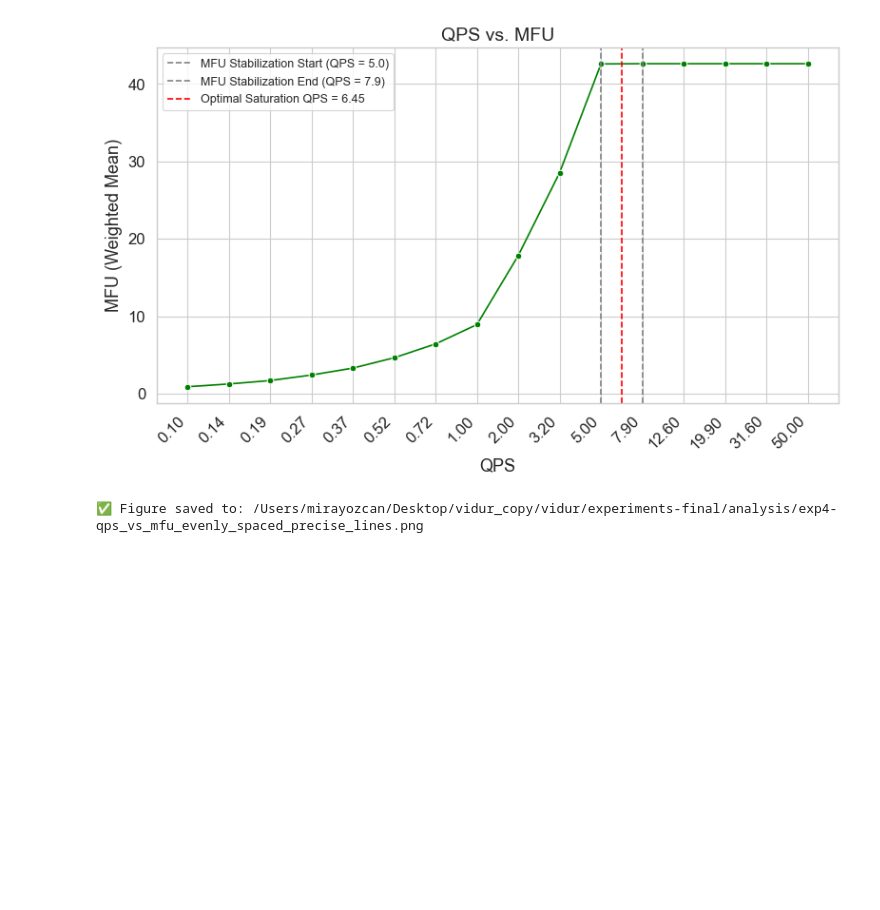
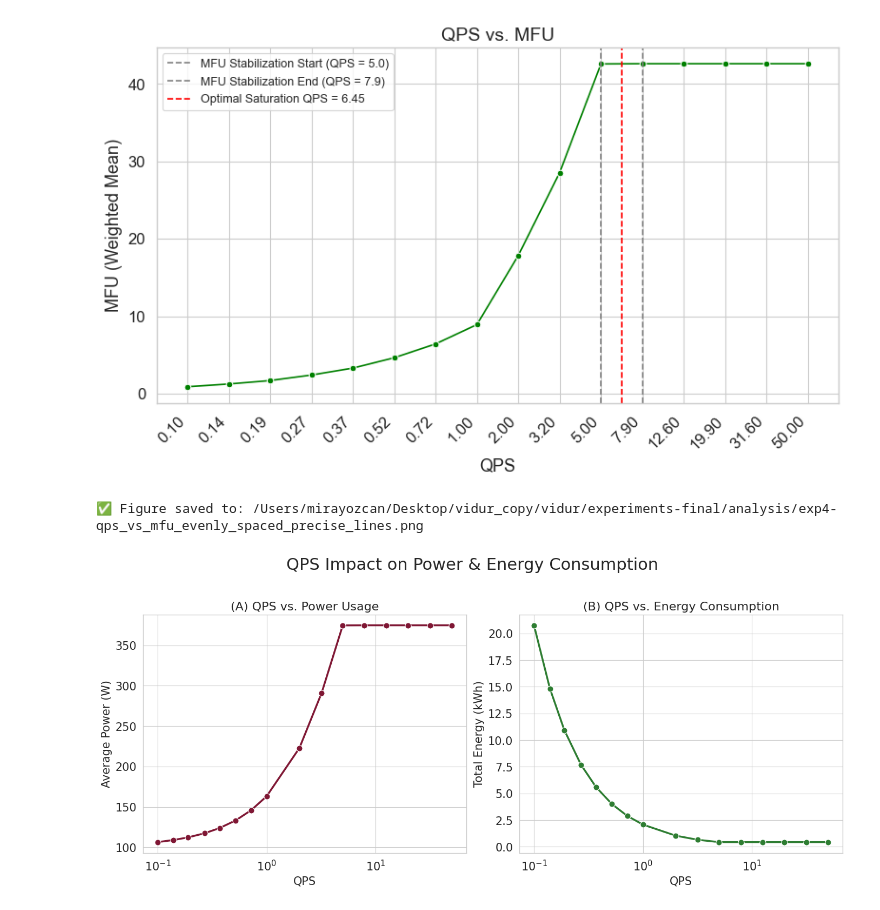
Before and after one commit to ozcanmiraay/vidur-energy, a Jupyter notebook: experiments-final/analysis/exp4-qps-power-energy.ipynb, the cells around one changed output. Drawn from its saved outputs; the diff is of its cells as text; code cells hidden in the pictures; blank space fills up the shorter version.

Commit message:
Updated the experiment analysis codes.

```diff
--- a/experiments-final/analysis/exp4-qps-power-energy.ipynb
+++ b/experiments-final/analysis/exp4-qps-power-energy.ipynb
@@ -338,3 +338,93 @@ print(f"\n✅ Figure saved to: {os.path.join(output_dir, filename)}")
 # %% [output]
 [figure]
 ✅ Figure saved to: /Users/mirayozcan/Desktop/vidur_copy/vidur/experiments-final/analysis/exp4-qps_vs_mfu_evenly_spaced_precise_lines.png
+# %%
+import pandas as pd
+import numpy as np
+import matplotlib.pyplot as plt
+import seaborn as sns
+import os
+
+# -----------------------------
+# 0️⃣ Load Dataset
+# -----------------------------
+file_path = "/Users/mirayozcan/Desktop/vidur_copy/vidur/simulator_output/exp4-qps-power-energy/experiment_results_summary.csv"
+df = pd.read_csv(file_path)
+
+# -----------------------------
+# 1️⃣ Sort by QPS
+# -----------------------------
+df = df.sort_values(by="qps").reset_index(drop=True)
+
+# -----------------------------
+# 2️⃣ Font & Style Settings
+# -----------------------------
+plt.rcParams["font.family"] = "DejaVu Sans"  # Or use "Times New Roman"
+
+title_size = 16
+label_size = 15
+tick_size = 15
+legend_fontsize = 12
+suptitle_size = 22
+
+# -----------------------------
+# 3️⃣ Create Side-by-Side Plots Using True QPS
+# -----------------------------
+fig, axes = plt.subplots(1, 2, figsize=(14, 6))  # Wide layout
+
+# (A) QPS vs. Average Power
+sns.lineplot(
+    ax=axes[0],
+    data=df,
+    x="qps",
+    y="average_power_watts",
+    marker="o",
+    color="#7F1734",
+    linewidth=2.5,
+    markersize=8
+)
+axes[0].set_title("(A) QPS vs. Power Usage", fontsize=title_size)
+axes[0].set_xlabel("QPS", fontsize=label_size)
+axes[0].set_ylabel("Average Power (W)", fontsize=label_size)
+axes[0].set_xscale("log")  # Optional: better visualization
+axes[0].tick_params(axis="both", labelsize=tick_size)
+axes[0].grid(True)
+
+# (B) QPS vs. Total Energy
+sns.lineplot(
+    ax=axes[1],
+    data=df,
+    x="qps",
+    y="total_energy_kwh",
+    marker="o",
+    color="#2E7D32",
+    linewidth=2.5,
+    markersize=8
+)
+axes[1].set_title("(B) QPS vs. Energy Consumption", fontsize=title_size)
+axes[1].set_xlabel("QPS", fontsize=label_size)
+axes[1].set_ylabel("Total Energy (kWh)", fontsize=label_size)
+axes[1].set_xscale("log")  # Optional: better visualization
+axes[1].tick_params(axis="both", labelsize=tick_size)
+axes[1].grid(True)
+
+# -----------------------------
+# 4️⃣ Title & Layout
+# -----------------------------
+plt.suptitle("QPS Impact on Power & Energy Consumption", fontsize=suptitle_size, y=1.04)
+plt.tight_layout()
+
+# -----------------------------
+# 5️⃣ Save Figure
+# -----------------------------
+output_dir = "/Users/mirayozcan/Desktop/vidur_copy/vidur/experiments-final/analysis"
+os.makedirs(output_dir, exist_ok=True)
+
+filename = "exp4-qps_combined_power_energy_TRUE_QPS.png"
+full_path = os.path.join(output_dir, filename)
+plt.savefig(full_path, dpi=300, bbox_inches="tight")
+plt.show()
+
+print(f"\n✅ Updated figure saved to: {full_path}")
+# %% [output]
+[figure, added]
```
Also changed, not shown: parts of 3 cells of this notebook, 11 other files.
